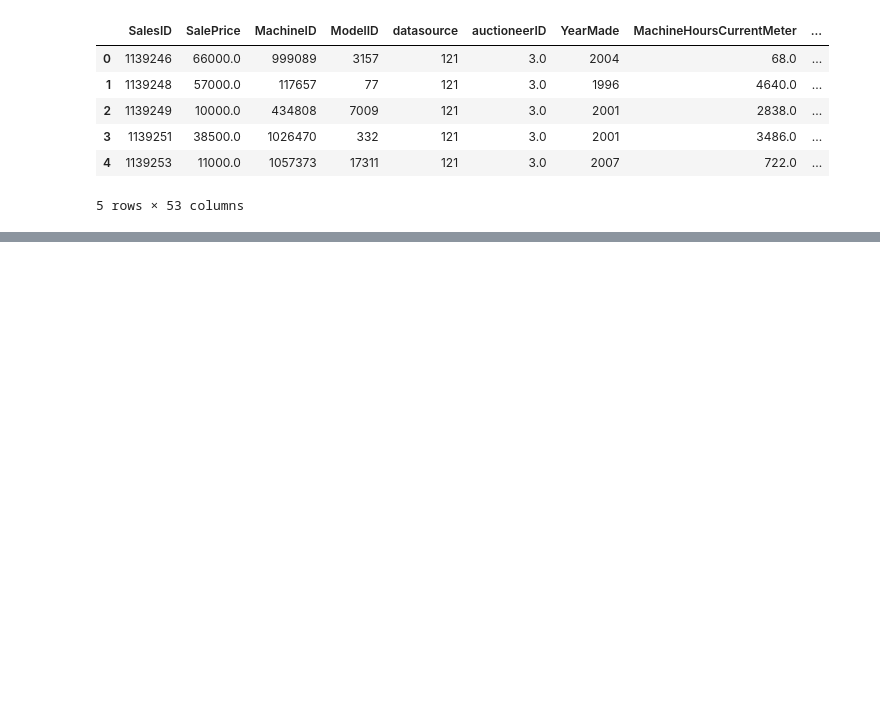
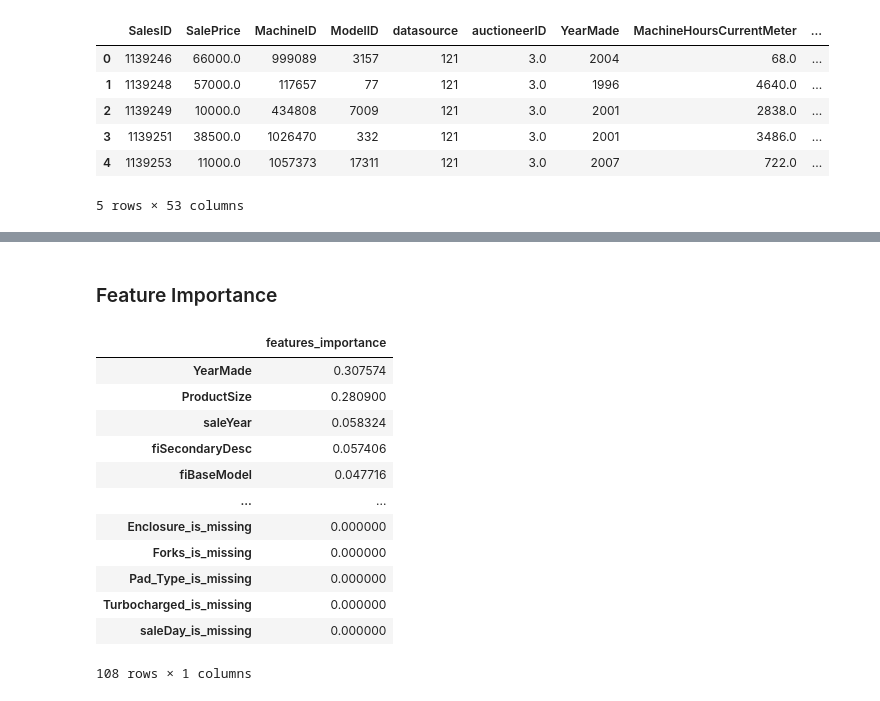
Before and after one commit to gargharshal/Kaggle, a Jupyter notebook: Bluebook for Bulldozer/Blue Book for Bulldozers.ipynb, the cells around one changed output, grey strips where cells are left out. Cells and saved outputs as stored; diff of their text form; code cells hidden in the pictures; blank space fills up the shorter version.

```diff
--- a/Bluebook for Bulldozer/Blue Book for Bulldozers.ipynb
+++ b/Bluebook for Bulldozer/Blue Book for Bulldozers.ipynb
@@ -1091,0 +237,17 @@ plot_features(feature_importance)
+# %%
+from sklearn.ensemble import RandomForestRegressor
+from sklearn.model_selection import RandomizedSearchCV
+
+rf_grid = {"n_estimators" : np.arange(10, 100, 10),
+          "max_depth": [None, 3, 5, 10],
+          "min_samples_split" : np.arange(2, 20, 2),
+          "min_samples_leaf" : np.arange(1, 20, 2),
+          "max_features" : [0.5, 1, "sqrt", "auto"],
+          "max_samples" : [10000]}
+
+model = RandomizedSearchCV(RandomForestRegressor(),
+                              param_distributions = rf_grid,
+                              n_iter = 20,
+                              n_jobs = -1,
+                              cv = 5,
+                              verbose = True)
@@ -1091,0 +328,5 @@ plot_features(feature_importance)
+# %%
+test = pd.read_csv("../input/bluebook-for-bulldozers/Test.csv",
+                             low_memory = False, #to avoid the error shown above
+                             parse_dates = ["saledate"]) #to convert into date time, (see column index - 9)
+test.info()
@@ -1091,0 +368,23 @@ plot_features(feature_importance)
+# %% [markdown]
+### Feature Importance
+# %%
+feature_importance= pd.DataFrame(data = [model.best_estimator_.feature_importances_],
+                                 columns = test.columns,
+                                 index = ["features_importance"]).T.sort_values("features_importance",
+                                               ascending = False)
+
+feature_importance
+# %% [output]
+|  | features_importance |
+| YearMade | 0.307574 |
+| ProductSize | 0.280900 |
+| saleYear | 0.058324 |
+| fiSecondaryDesc | 0.057406 |
+| fiBaseModel | 0.047716 |
+| ... | ... |
+| Enclosure_is_missing | 0.000000 |
+| Forks_is_missing | 0.000000 |
+| Pad_Type_is_missing | 0.000000 |
+| Turbocharged_is_missing | 0.000000 |
+| saleDay_is_missing | 0.000000 |
+108 rows × 1 columns
```
Also changed, not shown: parts of 126 cells of this notebook.
